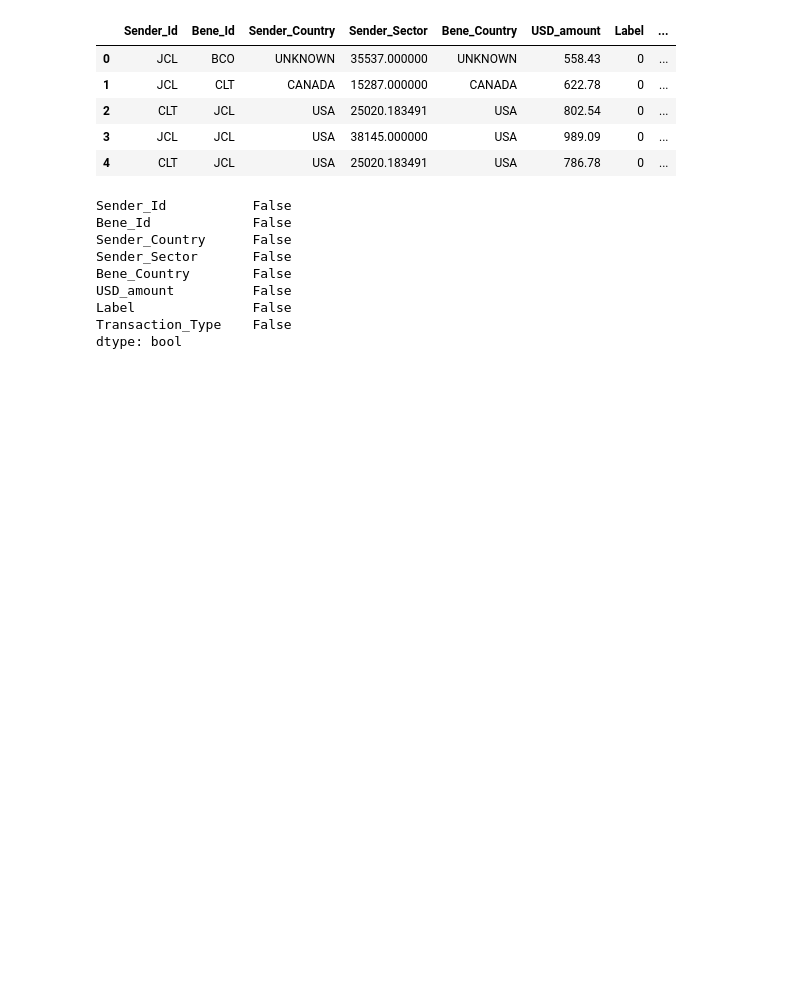
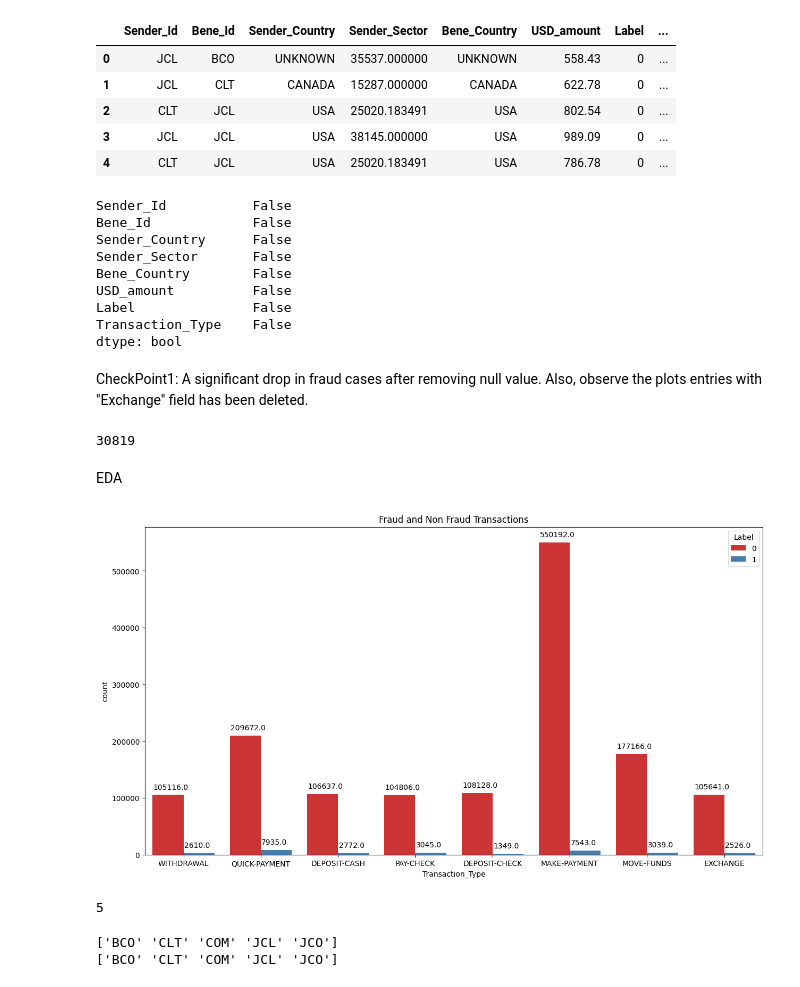
Before and after one commit to utsavudit/FinGuard, a Jupyter notebook: FinGuard/finguard_main.ipynb, the cells around one changed output. Saved outputs shown, nothing was run; the diff lists cells and outputs as text; code cells hidden in the pictures; blank space fills up the shorter version.

```diff
--- a/FinGuard/finguard_main.ipynb
+++ b/FinGuard/finguard_main.ipynb
@@ -260,3 +386,52 @@ USD_amount          False
 Label               False
 Transaction_Type    False
 dtype: bool
+# %% [markdown]
+CheckPoint1: A significant drop in fraud cases after removing null value. Also, observe the plots entries with "Exchange" field has been deleted.
+# %%
+print((finance_dataset['Label'] == 1).sum())
+# %% [output]
+30819
+# %% [markdown]
+EDA
+# %%
+plt.figure(figsize = (15, 8))
+ax=sns.countplot(data =  finance_dataset, x = "Transaction_Type", hue="Label", palette = 'Set1')
+plt.title('Fraud and Non Fraud Transactions')
+for p in ax.patches:
+        ax.annotate('{:.1f}'.format(p.get_height()), (p.get_x()+0.01, p.get_height()+10000))
+# %% [output]
+[figure, added]
+# %%
+print(finance_dataset['Sender_Id'].nunique())
+# %% [output]
+5
+# %%
+finance_dataset.head(20)
+
+lst_of_sender = []
+for i in finance_dataset['Sender_Id']:
+  str_so_far = ""
+  for ch in i:
+    if ch.isdigit():
+      break
+    else:
+      str_so_far += ch
+  lst_of_sender.append(str_so_far)
+
+print(np.unique(np.array(lst_of_sender)))
+
+lst_of_bene = []
+for i in finance_dataset['Bene_Id']:
+  str_so_far = ""
+  for ch in i:
+    if ch.isdigit():
+      break
+    else:
+      str_so_far += ch
+  lst_of_bene.append(str_so_far)
+
+print(np.unique(np.array(lst_of_bene)))
+# %% [output]
+['BCO' 'CLT' 'COM' 'JCL' 'JCO']
+['BCO' 'CLT' 'COM' 'JCL' 'JCO']
```
Also changed, not shown: parts of 20 cells of this notebook.
